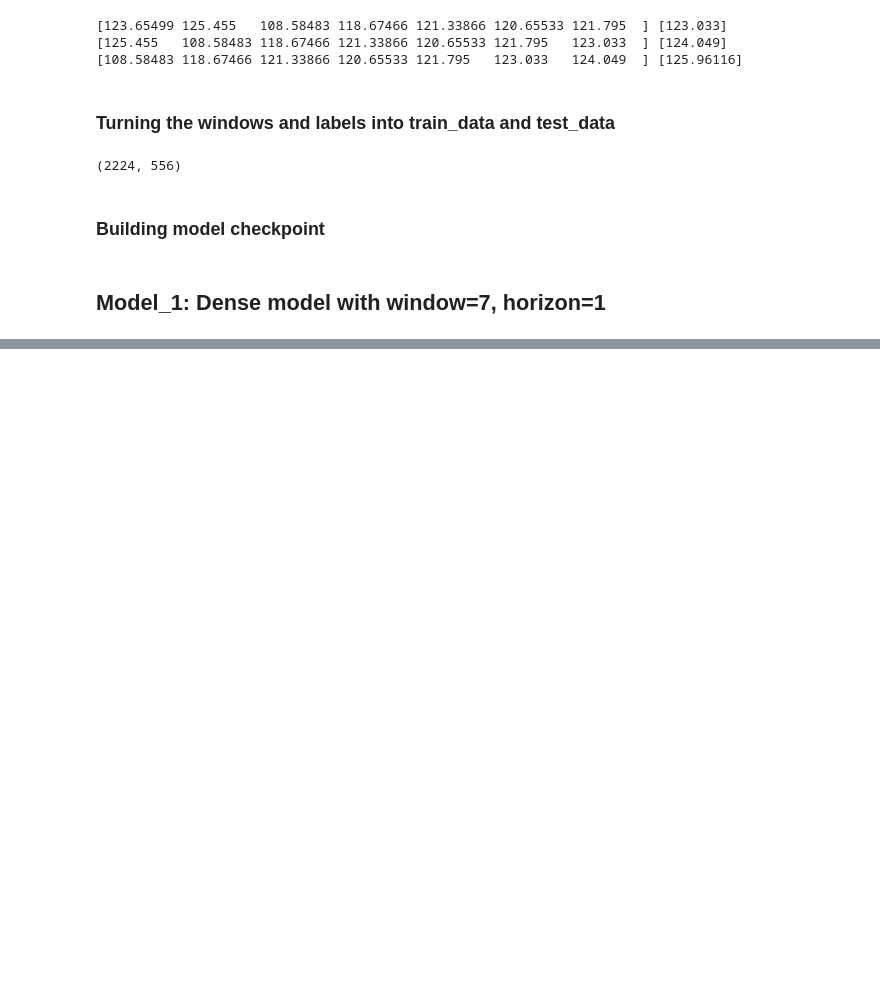
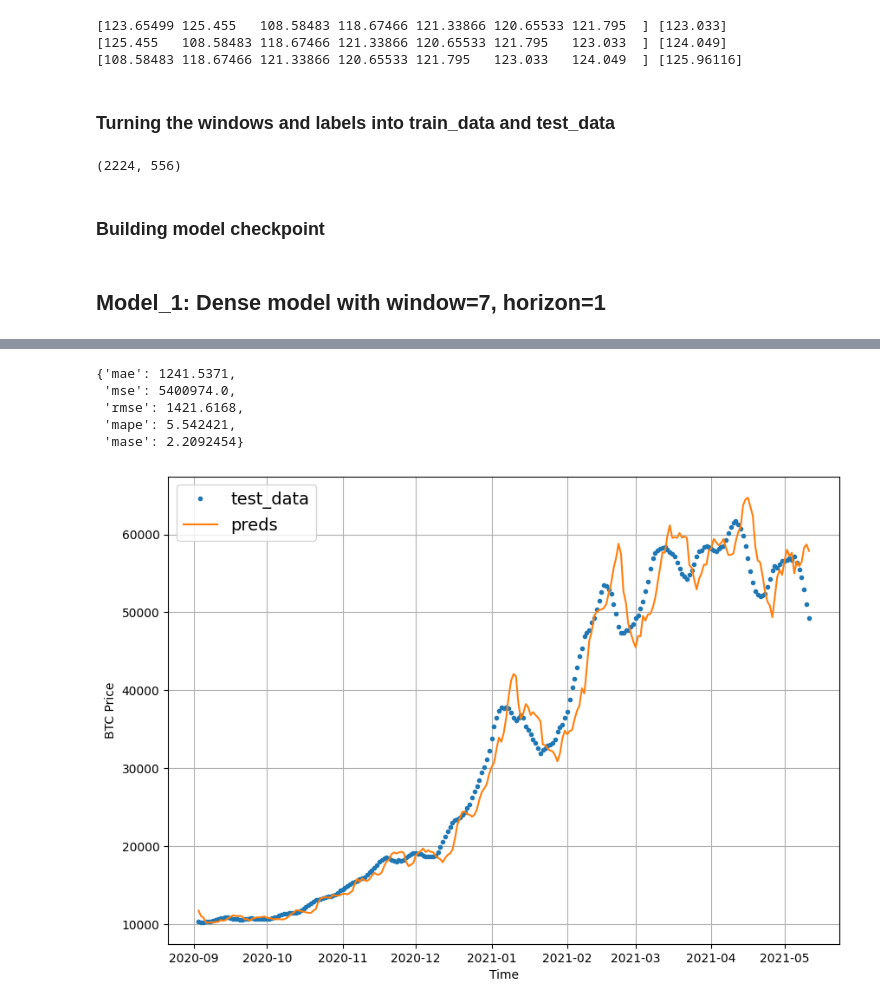
Before and after one commit to Seenuprime/Deep-Learning, a Jupyter notebook: 10_Time_series_TensorFlow.ipynb, the cells around one changed output, grey strips where cells are left out. Cells and saved outputs as stored; diff of their text form; code cells hidden in the pictures; blank space fills up the shorter version.

```diff
--- a/10_Time_series_TensorFlow.ipynb
+++ b/10_Time_series_TensorFlow.ipynb
@@ -339,0 +521,3 @@ model_1.evaluate(X_test, y_test)
+# %%
+full_windows, full_labels = make_windows(prices, WINDOW_SIZE, HORIZON)
+full_windows[0], full_labels[0]
@@ -339,0 +532,4 @@ model_1.evaluate(X_test, y_test)
+# %%
+## Dividing it into training and testing
+X_train, X_test, y_train, y_test = train_test_split(full_windows, full_labels, test_size=0.2, shuffle=False)
+len(X_train), len(X_test)
@@ -339,0 +561,2 @@ model_1.evaluate(X_test, y_test)
+# %%
+model_3 = tf.keras.models.load_model('/content/model_experiment/Model_3')
@@ -339,0 +647,2 @@ model_1.evaluate(X_test, y_test)
+# %%
+model_3_preds = make_preds(model_3, X_test)
@@ -339,0 +675,25 @@ model_1.evaluate(X_test, y_test)
+# %%
+calculate_evaluation_metrics(tf.squeeze(y_test), model_3_preds)
+# %% [output]
+{'mae': 1241.5371,
+ 'mse': 5400974.0,
+ 'rmse': 1421.6168,
+ 'mape': 5.542421,
+ 'mase': 2.2092454}
+# %%
+## Plotting the model performance
+offset = 300
+plt.figure(figsize=(10, 7))
+
+plot_time_series(timesteps=naive_forecast.index[:-6],
+                 values = tf.reduce_mean(y_test, axis=1),
+                 start=offset,
+                 label='test_data')
+
+plot_time_series(timesteps=naive_forecast.index[:-6],
+                 values=tf.reduce_mean(model_3_preds, axis=1),
+                 label='preds',
+                 start=offset,
+                 format='-')
+# %% [output]
+[figure, added]
```
Also changed, not shown: parts of 42 cells of this notebook.
